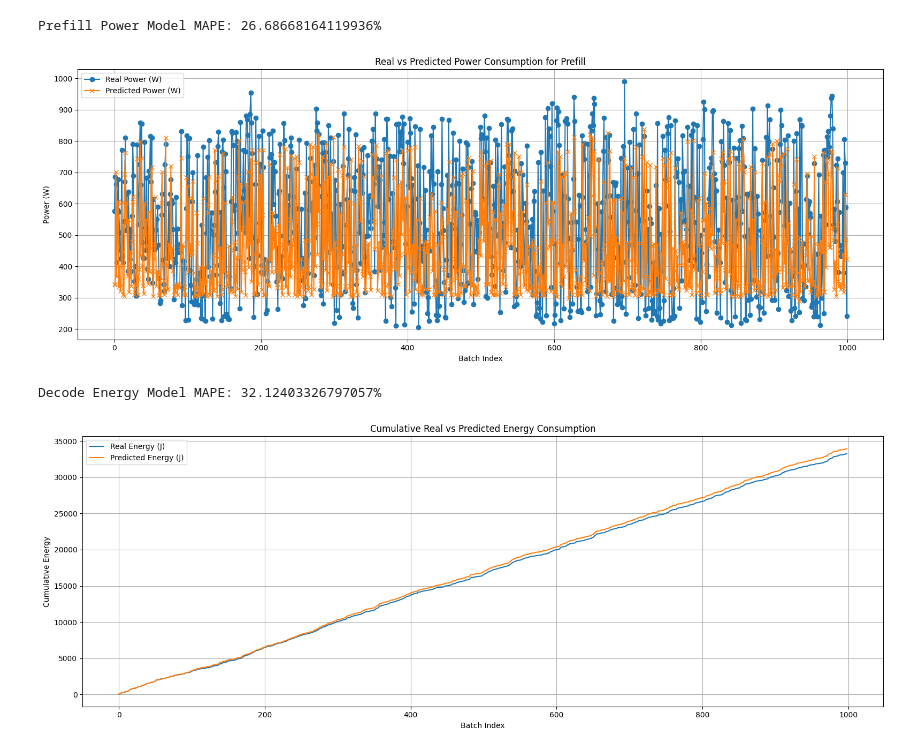
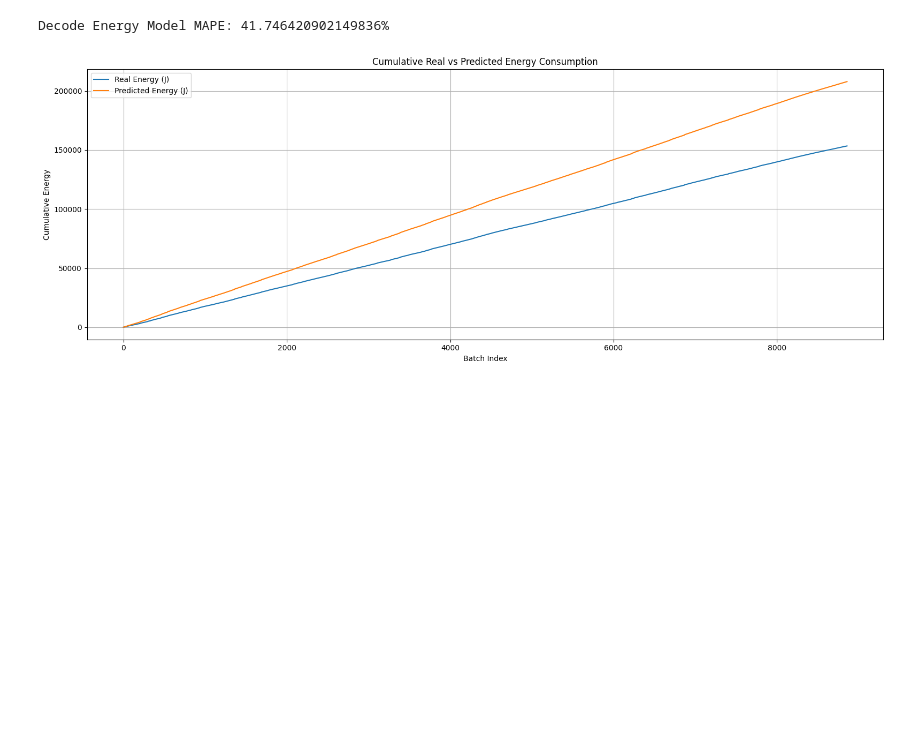
Before and after one commit to Louis-99/vllm-fork, a Jupyter notebook: additional_stuff/compare_power_real_predicted.ipynb, the cells around one changed output. Drawn from its saved outputs; the diff is of its cells as text; code cells hidden in the pictures; blank space fills up the shorter version.

Commit message:
two power models training

```diff
--- a/additional_stuff/compare_power_real_predicted.ipynb
+++ b/additional_stuff/compare_power_real_predicted.ipynb
@@ -217,13 +127,10 @@ def plot_cumulative_compute_energy(path, tp_degree, freq):
     plt.tight_layout()
     plt.show()
 # %%
-path = '/export2/obasit/ClusterLevelServing/vllm_logs/energy_profiler_logs/profiler_logs_prefill_real_arrival_eval/profiler_logs_Oct18_TP2_seed1k_rps4_freq1080_b1/meta-llama/Llama-3.3-70B-Instruct/H100/1xTP2Prefill_1xTP2/default_log_path/prefill_0_Oct18064644'
+path = '/export2/obasit/ClusterLevelServing/vllm_profiler_logs/validation_runs_with_trace/TP2_1080_2RPS/prefill_and_decode_TP2_1080_2RPS'
 freq = 1080
 tp_degree = 2
-plot_power_model_prefill(path, tp_degree, freq)
 plot_cumulative_compute_energy(path, tp_degree, freq)
 # %% [output]
-Prefill Power Model MAPE: 26.68668164119936%
+Decode Energy Model MAPE: 41.746420902149836%
-[figure, old version]
+[figure, new version]
-Decode Energy Model MAPE: 32.12403326797057%
-[figure, removed]
```
Also changed, not shown: parts of 8 cells of this notebook, 2 other files.
